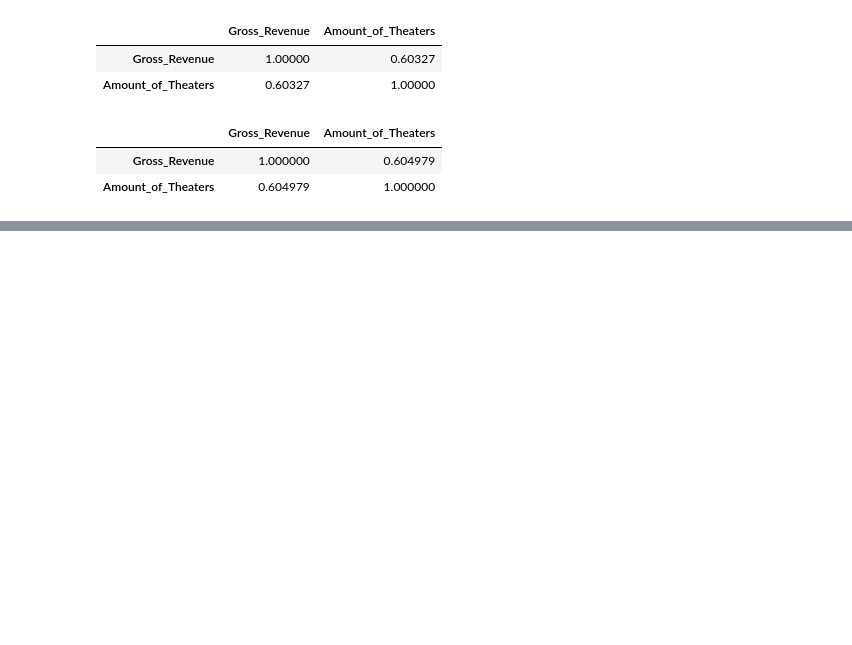
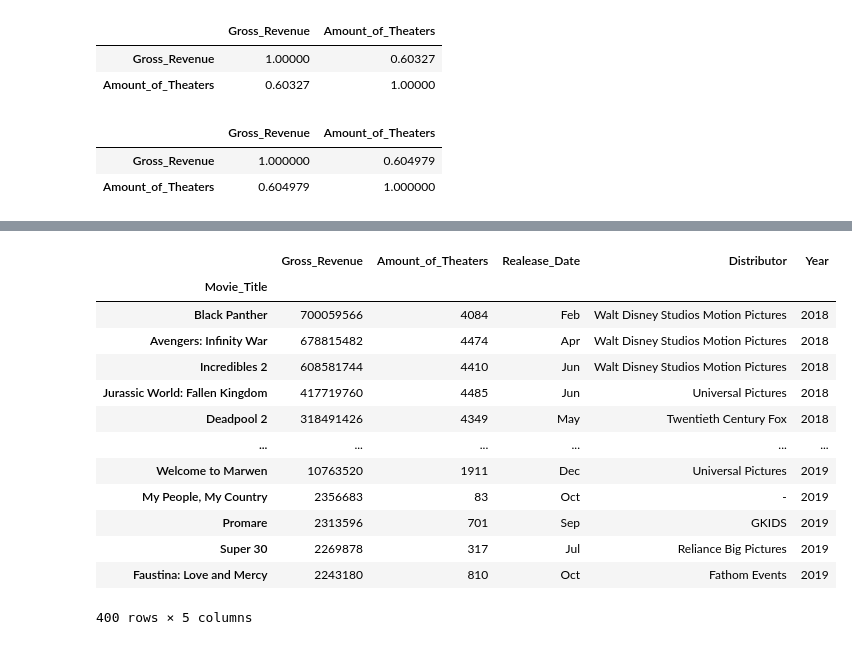
Before and after one commit to dmedd98/Group-4-Microsoft_Movie_Analysis, a Jupyter notebook: notebooks/bom_clean_ang.ipynb, the cells around one changed output, grey strips where cells are left out. Cells and saved outputs as stored; diff of their text form; code cells hidden in the pictures; blank space fills up the shorter version.

```diff
--- a/notebooks/bom_clean_ang.ipynb
+++ b/notebooks/bom_clean_ang.ipynb
@@ -556,0 +577,18 @@ movies_2019.corr()
+# %%
+df = pd.concat([movies_2018,movies_2019])
+df
+# %% [output]
+|  | Gross_Revenue | Amount_of_Theaters | Realease_Date | Distributor | Year |
+| Movie_Title |  |  |  |  |  |
+| Black Panther | 700059566 | 4084 | Feb | Walt Disney Studios Motion Pictures | 2018 |
+| Avengers: Infinity War | 678815482 | 4474 | Apr | Walt Disney Studios Motion Pictures | 2018 |
+| Incredibles 2 | 608581744 | 4410 | Jun | Walt Disney Studios Motion Pictures | 2018 |
+| Jurassic World: Fallen Kingdom | 417719760 | 4485 | Jun | Universal Pictures | 2018 |
+| Deadpool 2 | 318491426 | 4349 | May | Twentieth Century Fox | 2018 |
+| ... | ... | ... | ... | ... | ... |
+| Welcome to Marwen | 10763520 | 1911 | Dec | Universal Pictures | 2019 |
+| My People, My Country | 2356683 | 83 | Oct | - | 2019 |
+| Promare | 2313596 | 701 | Sep | GKIDS | 2019 |
+| Super 30 | 2269878 | 317 | Jul | Reliance Big Pictures | 2019 |
+| Faustina: Love and Mercy | 2243180 | 810 | Oct | Fathom Events | 2019 |
+400 rows × 5 columns
```
Also changed, not shown: parts of 26 cells of this notebook.
